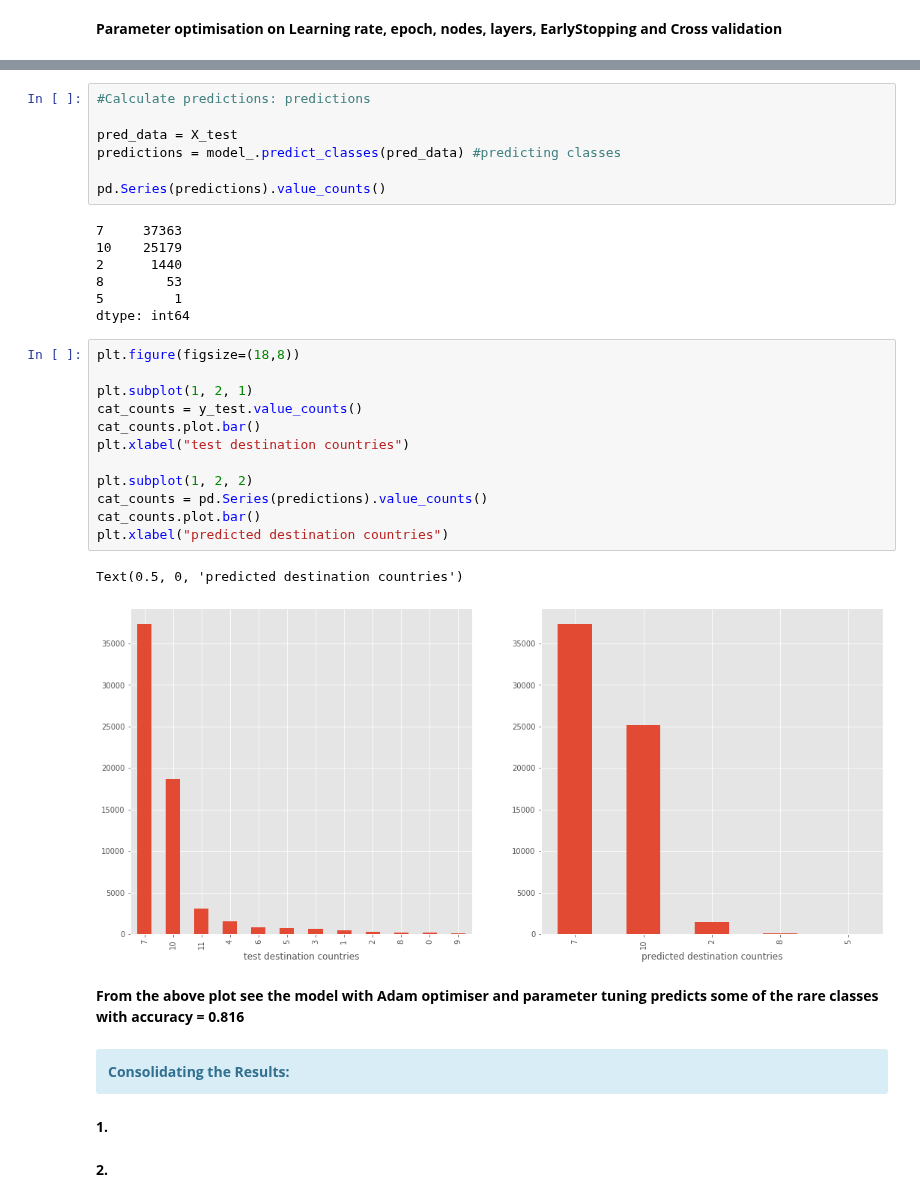
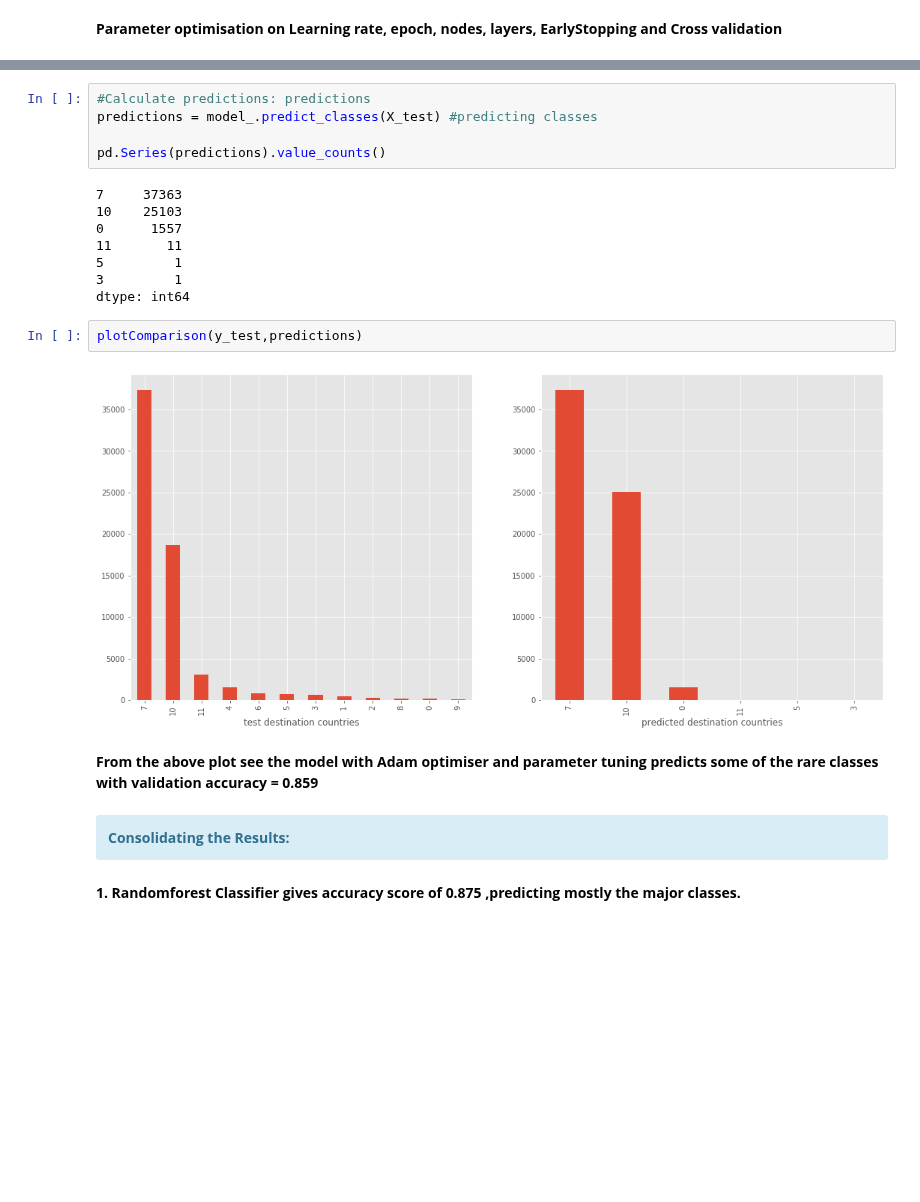
Before and after one commit to Anandpatil412/DSC, a Jupyter notebook: CapstoneProject2/IndepthAnalysis/In_depth_Analysis.ipynb, the cells around one changed output, grey strips where cells are left out. Saved outputs shown, nothing was run; the diff lists cells and outputs as text; blank space fills up the shorter version.

```diff
--- a/CapstoneProject2/IndepthAnalysis/In_depth_Analysis.ipynb
+++ b/CapstoneProject2/IndepthAnalysis/In_depth_Analysis.ipynb
@@ -579,42 +568,28 @@ Epoch 7/30
 <keras.callbacks.callbacks.History at 0x...>
 # %%
 #Calculate predictions: predictions
-
-pred_data = X_test
-predictions = model_.predict_classes(pred_data) #predicting classes
+predictions = model_.predict_classes(X_test) #predicting classes
 
 pd.Series(predictions).value_counts()
 # %% [output]
 7     37363
-10    25179
-2      1440
-8        53
+10    25103
+0      1557
+11       11
 5         1
+3         1
 dtype: int64
-# %%
-plt.figure(figsize=(18,8))
-
-plt.subplot(1, 2, 1)
-cat_counts = y_test.value_counts()
-cat_counts.plot.bar()
-plt.xlabel("test destination countries")
-
-plt.subplot(1, 2, 2)
-cat_counts = pd.Series(predictions).value_counts()
-cat_counts.plot.bar()
-plt.xlabel("predicted destination countries")
-# %% [output]
-Text(0.5, 0, 'predicted destination countries')
-[figure, removed]
+# %%
+plotComparison(y_test,predictions)
+# %% [output]
+[figure, added]
 # %% [markdown]
-**From the above plot see the model with Adam optimiser and parameter tuning predicts some of the rare classes with accuracy = 0.816**
+**From the above plot see the model with Adam optimiser and parameter tuning predicts some of the rare classes with validation accuracy = 0.859**
 # %% [markdown]
 <div class="span5 alert alert-info">
 <b>
 Consolidating the Results:
 </b>
 </div>
-# %% [markdown]
-**1.**
-# %% [markdown]
-**2.**
+# %% [markdown]
+**1. Randomforest Classifier gives accuracy score of 0.875 ,predicting mostly the major classes.**
```
Also changed, not shown: parts of 13 cells of this notebook.
